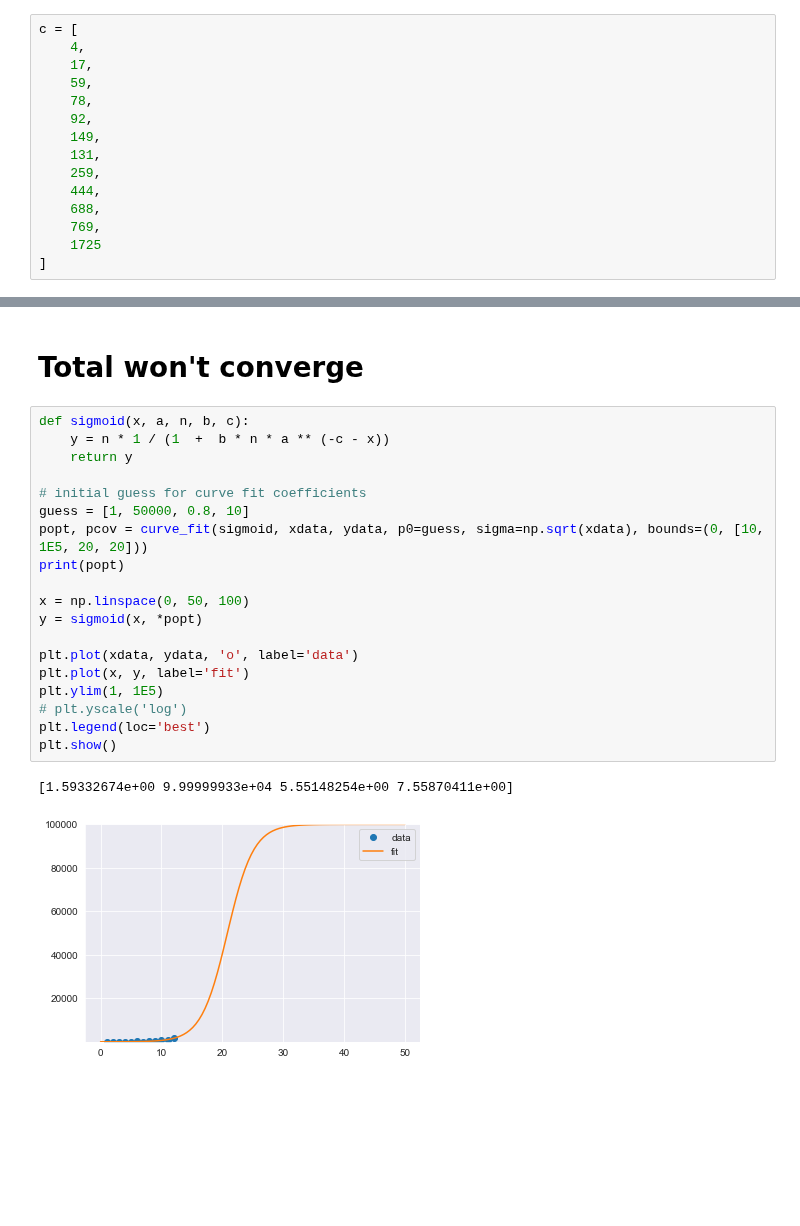
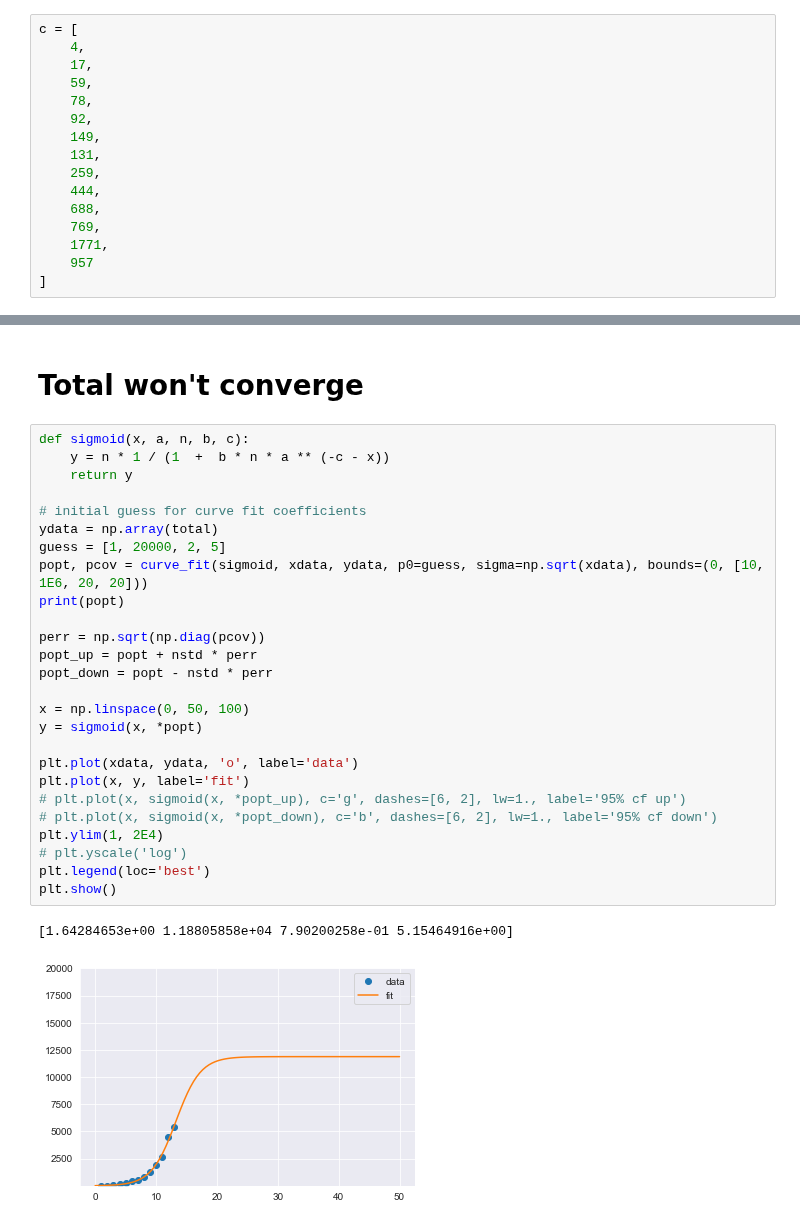
Before and after one commit to tongbaojia/vr_2020, a Jupyter notebook: Virus.ipynb, the cells around one changed output, grey strips where cells are left out. Saved outputs shown, nothing was run; the diff lists cells and outputs as text; blank space fills up the shorter version.

```diff
--- a/Virus.ipynb
+++ b/Virus.ipynb
@@ -16,7 +16,8 @@ c = [
     444,
     688,
     769,
-    1725
+    1771,
+    957
 ]
 # %%
 import matplotlib.pyplot as plt
@@ -113,22 +114,29 @@ plt.show()
 # %%
 def sigmoid(x, a, n, b, c):
     y = n * 1 / (1  +  b * n * a ** (-c - x))
     return y
 
 # initial guess for curve fit coefficients
-guess = [1, 50000, 0.8, 10]
-popt, pcov = curve_fit(sigmoid, xdata, ydata, p0=guess, sigma=np.sqrt(xdata), bounds=(0, [10, 1E5, 20, 20]))
+ydata = np.array(total)
+guess = [1, 20000, 2, 5]
+popt, pcov = curve_fit(sigmoid, xdata, ydata, p0=guess, sigma=np.sqrt(xdata), bounds=(0, [10, 1E6, 20, 20]))
 print(popt)
+
+perr = np.sqrt(np.diag(pcov))
+popt_up = popt + nstd * perr
+popt_down = popt - nstd * perr
 
 x = np.linspace(0, 50, 100)
 y = sigmoid(x, *popt)
 
 plt.plot(xdata, ydata, 'o', label='data')
 plt.plot(x, y, label='fit')
-plt.ylim(1, 1E5)
+# plt.plot(x, sigmoid(x, *popt_up), c='g', dashes=[6, 2], lw=1., label='95% cf up')
+# plt.plot(x, sigmoid(x, *popt_down), c='b', dashes=[6, 2], lw=1., label='95% cf down')
+plt.ylim(1, 2E4)
 # plt.yscale('log')
 plt.legend(loc='best')
 plt.show()
 # %% [output]
-[1.59332674e+00 9.99999933e+04 5.55148254e+00 7.55870411e+00]
+[1.64284653e+00 1.18805858e+04 7.90200258e-01 5.15464916e+00]
-[figure, old version]
+[figure, new version]
```
Also changed, not shown: parts of 2 cells of this notebook, 1 other file.
